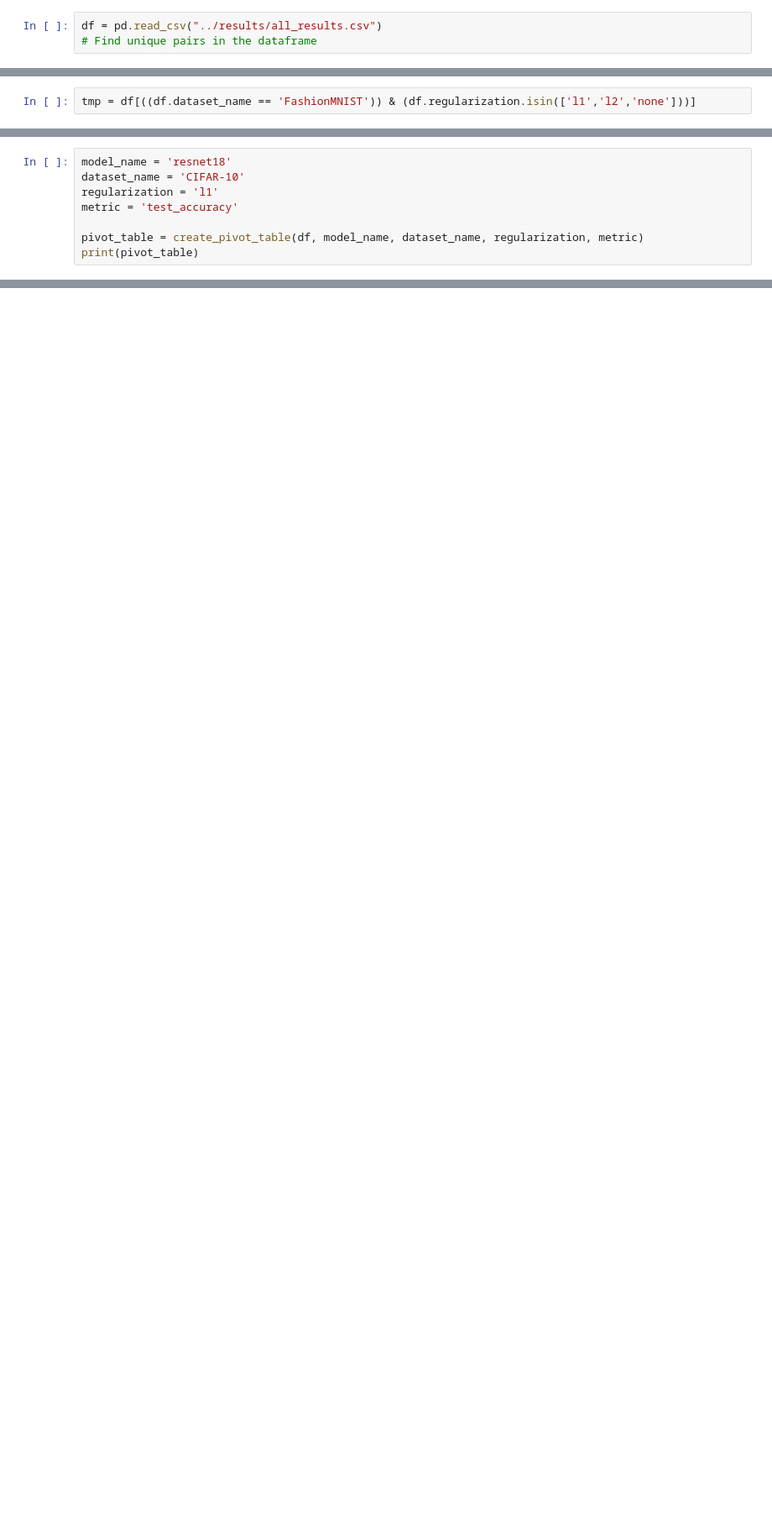
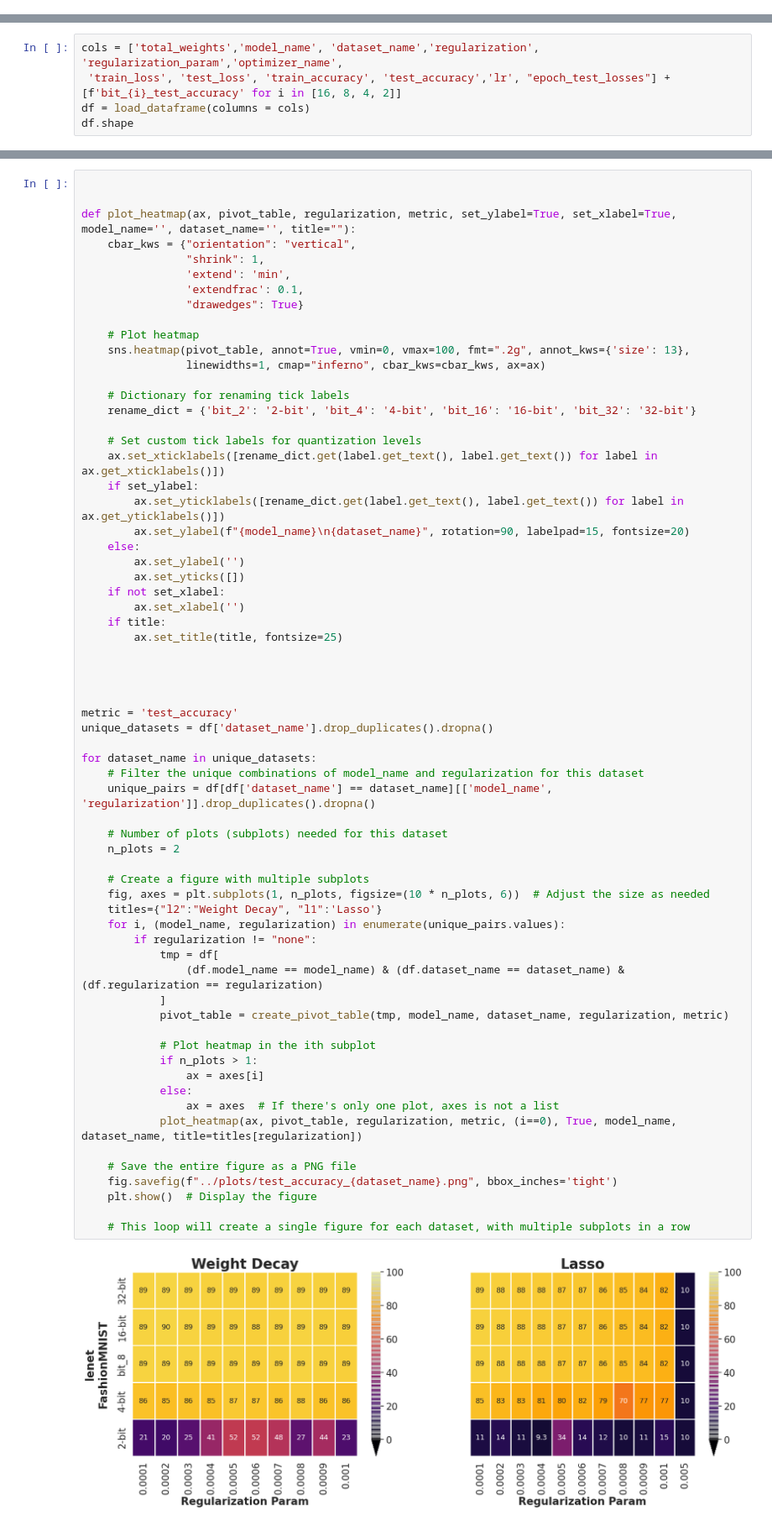
Before and after one commit to ishapira1/TinyML-RegulizationAndQuantization, a Jupyter notebook: notebooks/visualize.ipynb, the cells around one changed output, grey strips where cells are left out. Shown at 84% size. Cells and saved outputs as stored; diff of their text form; blank space fills up the shorter version.

Commit message:
notebook with visualization

```diff
--- a/notebooks/visualize.ipynb
+++ b/notebooks/visualize.ipynb
@@ -15,6 +17,3 @@ sns.set_palette("Set2")
 plt.rcParams.update({"xtick.labelsize": 17, "ytick.labelsize": 17,
 "axes.titlesize": 18, "axes.titleweight": 'bold', "axes.labelsize": 19, "axes.labelweight": 'bold'})
 pd.set_option('display.max_columns', 50)
-# %%
-df = pd.read_csv("../results/all_results.csv")
-# Find unique pairs in the dataframe
@@ -86,2 +83,0 @@ def plot_heatmap(ax, pivot_table, regularization, metric, set_ylabel, model_name
-# %%
-tmp = df[((df.dataset_name == 'FashionMNIST')) & (df.regularization.isin(['l1','l2','none']))]
@@ -229,8 +83,0 @@ plt.plot(L)
-# %%
-model_name = 'resnet18'
-dataset_name = 'CIFAR-10'
-regularization = 'l1'
-metric = 'test_accuracy'
-
-pivot_table = create_pivot_table(df, model_name, dataset_name, regularization, metric)
-print(pivot_table)
@@ -325,0 +84,5 @@ df
+# %%
+cols = ['total_weights','model_name', 'dataset_name','regularization', 'regularization_param','optimizer_name',
+ 'train_loss', 'test_loss', 'train_accuracy', 'test_accuracy','lr', "epoch_test_losses"] + [f'bit_{i}_test_accuracy' for i in [16, 8, 4, 2]]
+df = load_dataframe(columns = cols)
+df.shape
@@ -325,0 +91,67 @@ df
+# %%
+
+
+def plot_heatmap(ax, pivot_table, regularization, metric, set_ylabel=True, set_xlabel=True, model_name='', dataset_name='', title=""):
+    cbar_kws = {"orientation": "vertical",
+                "shrink": 1,
+                'extend': 'min',
+                'extendfrac': 0.1,
+                "drawedges": True}
+
+    # Plot heatmap
+    sns.heatmap(pivot_table, annot=True, vmin=0, vmax=100, fmt=".2g", annot_kws={'size': 13},
+                linewidths=1, cmap="inferno", cbar_kws=cbar_kws, ax=ax)
+
+    # Dictionary for renaming tick labels
+    rename_dict = {'bit_2': '2-bit', 'bit_4': '4-bit', 'bit_16': '16-bit', 'bit_32': '32-bit'}
+
+    # Set custom tick labels for quantization levels
+    ax.set_xticklabels([rename_dict.get(label.get_text(), label.get_text()) for label in ax.get_xticklabels()])
+    if set_ylabel:
+        ax.set_yticklabels([rename_dict.get(label.get_text(), label.get_text()) for label in ax.get_yticklabels()])
+        ax.set_ylabel(f"{model_name}\n{dataset_name}", rotation=90, labelpad=15, fontsize=20)
+    else:
+        ax.set_ylabel('')
+        ax.set_yticks([])
+    if not set_xlabel:
+        ax.set_xlabel('')
+    if title:
+        ax.set_title(title, fontsize=25)
+
+
+
+
+metric = 'test_accuracy'
+unique_datasets = df['dataset_name'].drop_duplicates().dropna()
+
+for dataset_name in unique_datasets:
+    # Filter the unique combinations of model_name and regularization for this dataset
+    unique_pairs = df[df['dataset_name'] == dataset_name][['model_name', 'regularization']].drop_duplicates().dropna()
+
+    # Number of plots (subplots) needed for this dataset
+    n_plots = 2
+
+    # Create a figure with multiple subplots
+    fig, axes = plt.subplots(1, n_plots, figsize=(10 * n_plots, 6))  # Adjust the size as needed
+    titles={"l2":"Weight Decay", "l1":'Lasso'}
+    for i, (model_name, regularization) in enumerate(unique_pairs.values):
+        if regularization != "none":
+            tmp = df[
+                (df.model_name == model_name) & (df.dataset_name == dataset_name) & (df.regularization == regularization)
+            ]
+            pivot_table = create_pivot_table(tmp, model_name, dataset_name, regularization, metric)
+
+            # Plot heatmap in the ith subplot
+            if n_plots > 1:
+                ax = axes[i]
+            else:
+                ax = axes  # If there's only one plot, axes is not a list
+            plot_heatmap(ax, pivot_table, regularization, metric, (i==0), True, model_name, dataset_name, title=titles[regularization])
+
+    # Save the entire figure as a PNG file
+    fig.savefig(f"../plots/test_accuracy_{dataset_name}.png", bbox_inches='tight')
+    plt.show()  # Display the figure
+
+    # This loop will create a single figure for each dataset, with multiple subplots in a row
+# %% [output]
+[figure, added]
```
Also changed, not shown: parts of 19 cells of this notebook, 7 other files.
